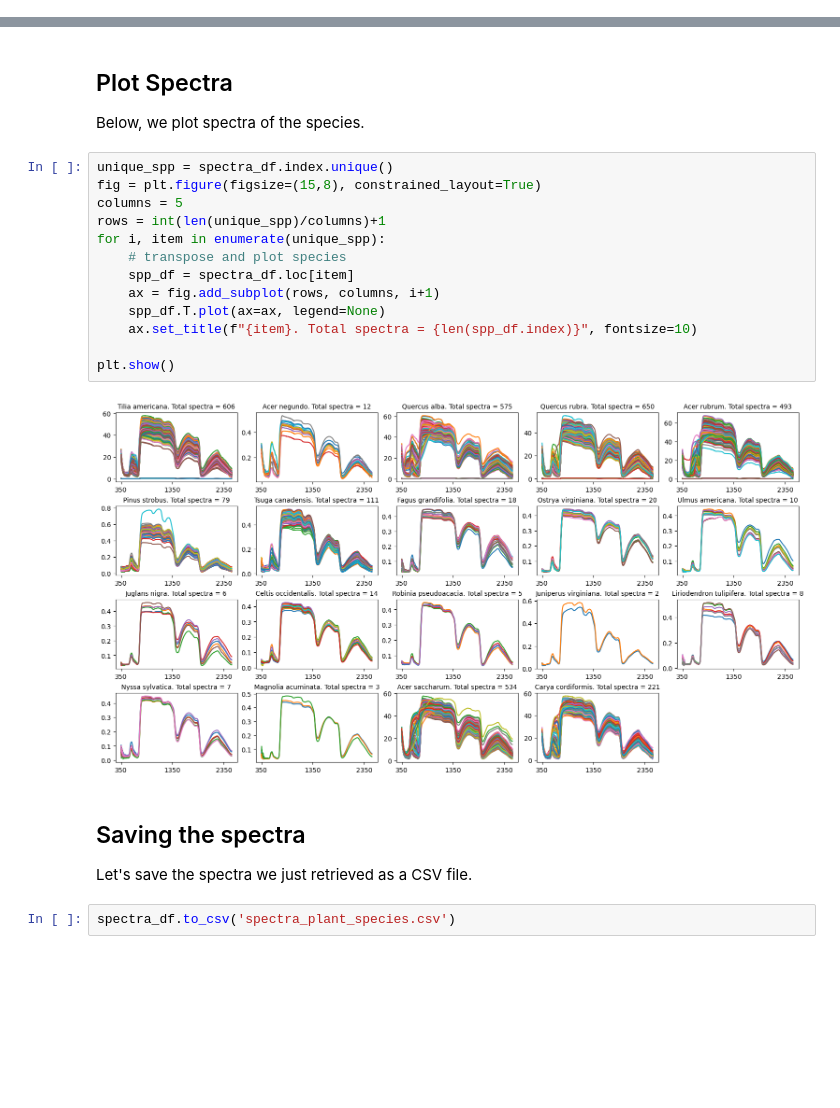
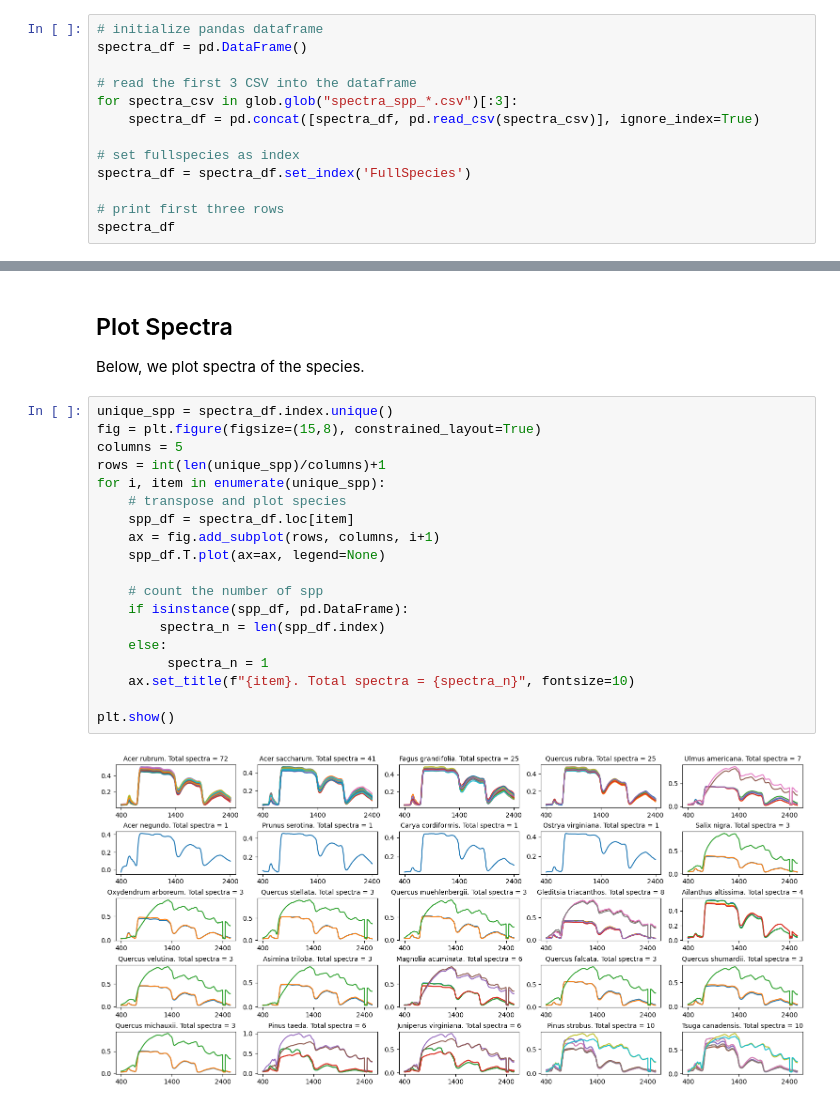
Before and after one commit to rupesh2/ecosis, a Jupyter notebook: ecosis_api_csv.ipynb, the cells around one changed output, grey strips where cells are left out. Saved outputs shown, nothing was run; the diff lists cells and outputs as text; blank space fills up the shorter version.

Commit message:
saving csvs for each datasets

```diff
--- a/ecosis_api_csv.ipynb
+++ b/ecosis_api_csv.ipynb
@@ -177,0 +169,13 @@ spectra_df[:2]
+# %%
+# initialize pandas dataframe
+spectra_df = pd.DataFrame()
+
+# read the first 3 CSV into the dataframe
+for spectra_csv in glob.glob("spectra_spp_*.csv")[:3]:
+    spectra_df = pd.concat([spectra_df, pd.read_csv(spectra_csv)], ignore_index=True)
+
+# set fullspecies as index
+spectra_df = spectra_df.set_index('FullSpecies')
+
+# print first three rows
+spectra_df
@@ -181,20 +200,21 @@ Below, we plot spectra of the species.
 # %%
 unique_spp = spectra_df.index.unique()
 fig = plt.figure(figsize=(15,8), constrained_layout=True)
 columns = 5
 rows = int(len(unique_spp)/columns)+1
 for i, item in enumerate(unique_spp):
     # transpose and plot species
     spp_df = spectra_df.loc[item]
     ax = fig.add_subplot(rows, columns, i+1)
     spp_df.T.plot(ax=ax, legend=None)
-    ax.set_title(f"{item}. Total spectra = {len(spp_df.index)}", fontsize=10)
+
+    # count the number of spp
+    if isinstance(spp_df, pd.DataFrame):
+        spectra_n = len(spp_df.index)
+    else:
+         spectra_n = 1
+    ax.set_title(f"{item}. Total spectra = {spectra_n}", fontsize=10)
 
 plt.show()
 # %% [output]
-[figure, old version]
+[figure, new version]
-# %% [markdown]
-## Saving the spectra
-Let's save the spectra we just retrieved as a CSV file.
-# %%
-spectra_df.to_csv('spectra_plant_species.csv')
```
Also changed, not shown: parts of 6 cells of this notebook.
